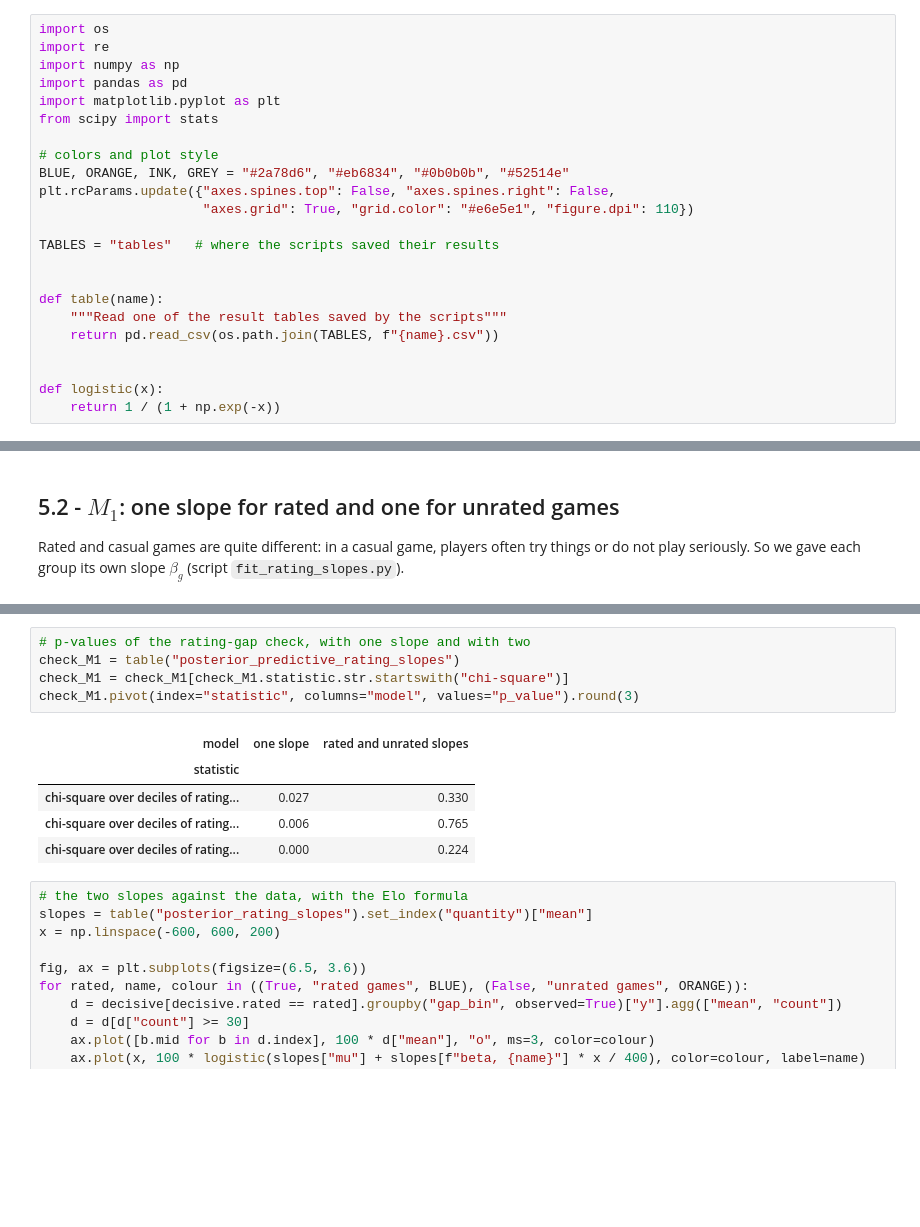
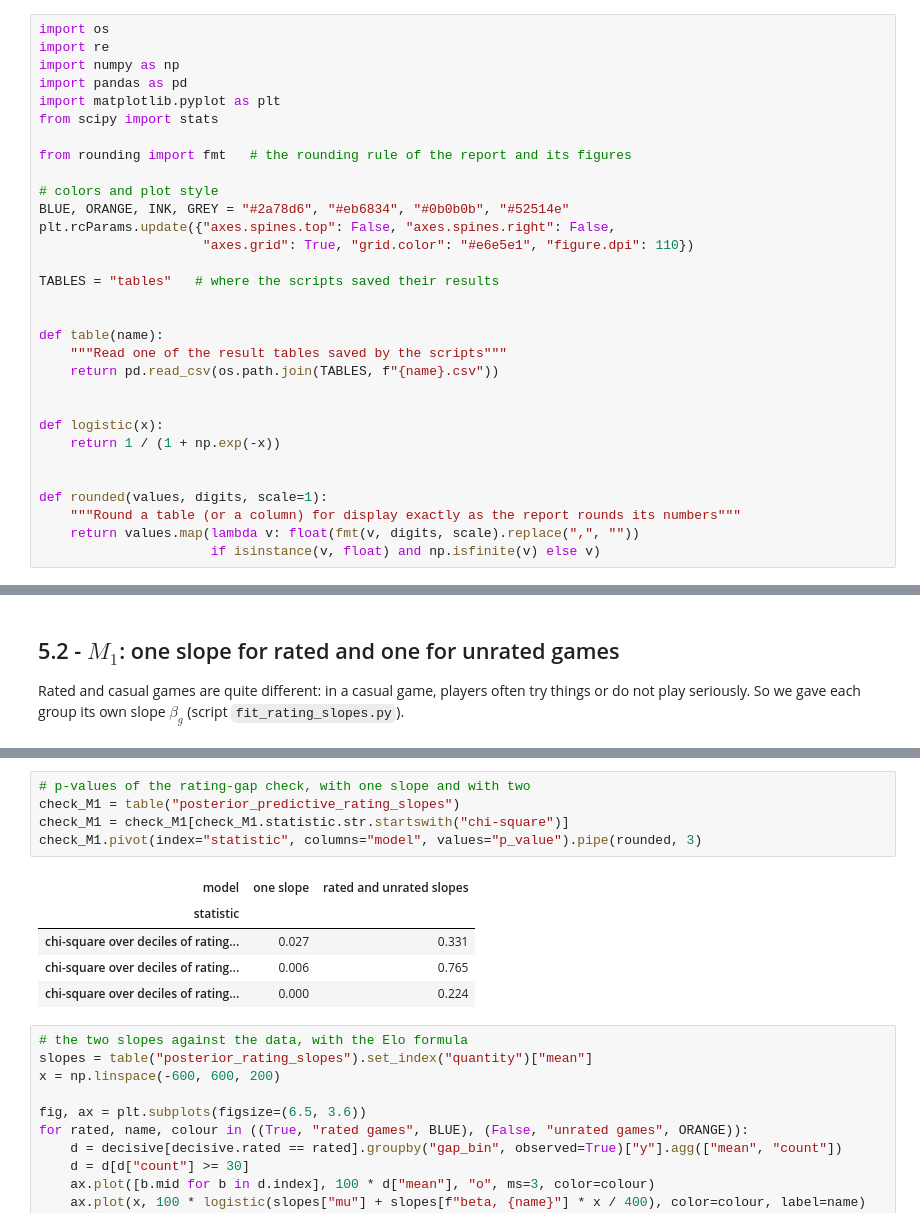
Before and after one commit to widodu77/bayesan-report, a Jupyter notebook: code/chess_analysis.ipynb, the cells around one changed output, grey strips where cells are left out. Cells and saved outputs as stored; diff of their text form; blank space fills up the shorter version.

```diff
--- a/code/chess_analysis.ipynb
+++ b/code/chess_analysis.ipynb
@@ -31,6 +33,8 @@ import numpy as np
 import pandas as pd
 import matplotlib.pyplot as plt
 from scipy import stats
+
+from rounding import fmt   # the rounding rule of the report and its figures
 
 # colors and plot style
 BLUE, ORANGE, INK, GREY = "#2a78d6", "#eb6834", "#0b0b0b", "#52514e"
@@ -47,6 +51,12 @@ def table(name):
 
 def logistic(x):
     return 1 / (1 + np.exp(-x))
+
+
+def rounded(values, digits, scale=1):
+    """Round a table (or a column) for display exactly as the report rounds its numbers"""
+    return values.map(lambda v: float(fmt(v, digits, scale).replace(",", ""))
+                      if isinstance(v, float) and np.isfinite(v) else v)
 # %% [markdown]
 # 1 - Loading the data
 # %%
@@ -379,12 +389,12 @@ table("posterior_rating_slopes").set_index("quantity")[["mean", "q05", "q95"]].r
 # %%
 # p-values of the rating-gap check, with one slope and with two
 check_M1 = table("posterior_predictive_rating_slopes")
 check_M1 = check_M1[check_M1.statistic.str.startswith("chi-square")]
-check_M1.pivot(index="statistic", columns="model", values="p_value").round(3)
+check_M1.pivot(index="statistic", columns="model", values="p_value").pipe(rounded, 3)
 # %% [output]
 | model | one slope | rated and unrated slopes |
 | statistic |  |  |
-| chi-square over deciles of rating... | 0.027 | 0.330 |
+| chi-square over deciles of rating... | 0.027 | 0.331 |
 | chi-square over deciles of rating... | 0.006 | 0.765 |
 | chi-square over deciles of rating... | 0.000 | 0.224 |
 # %%
```
Also changed, not shown: parts of 42 cells of this notebook, 28 other files.
